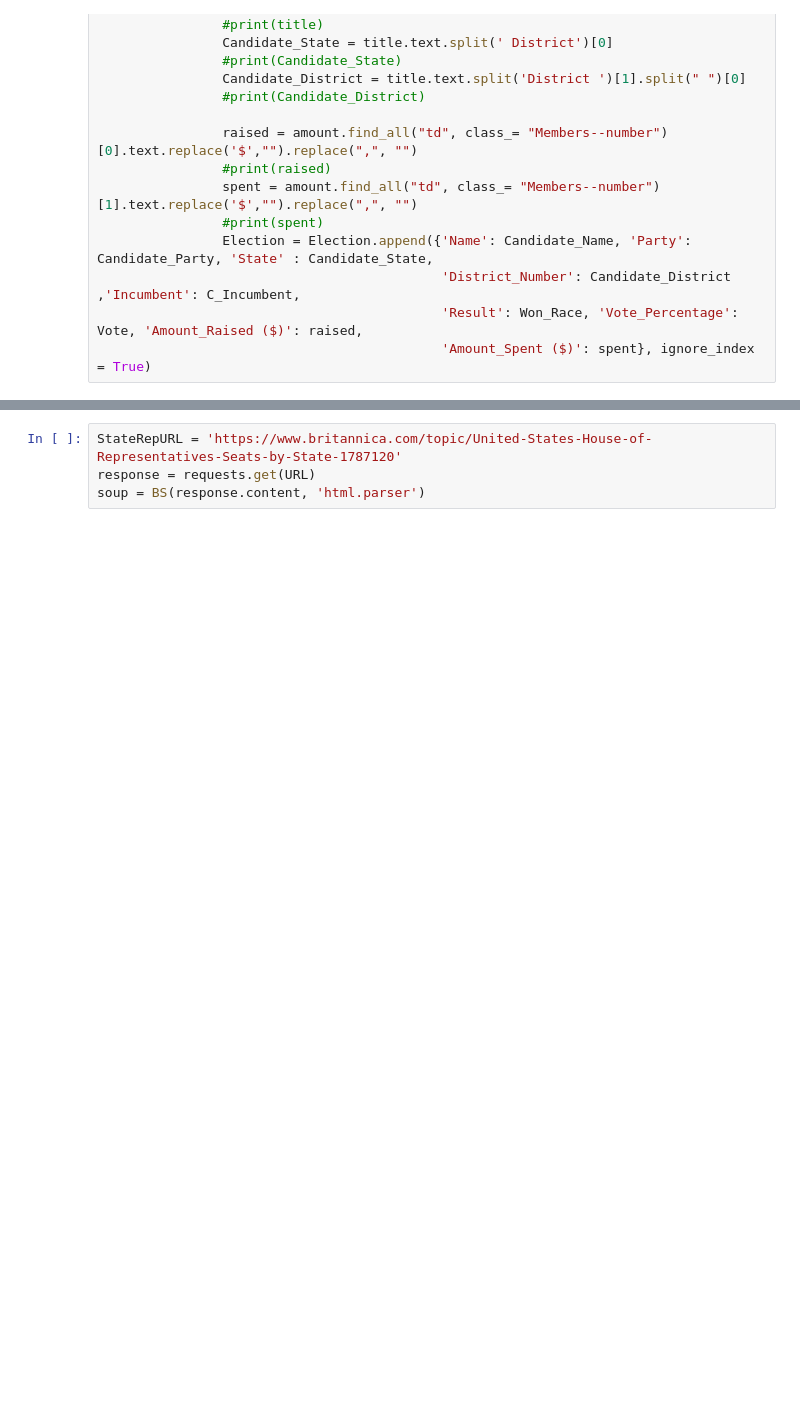
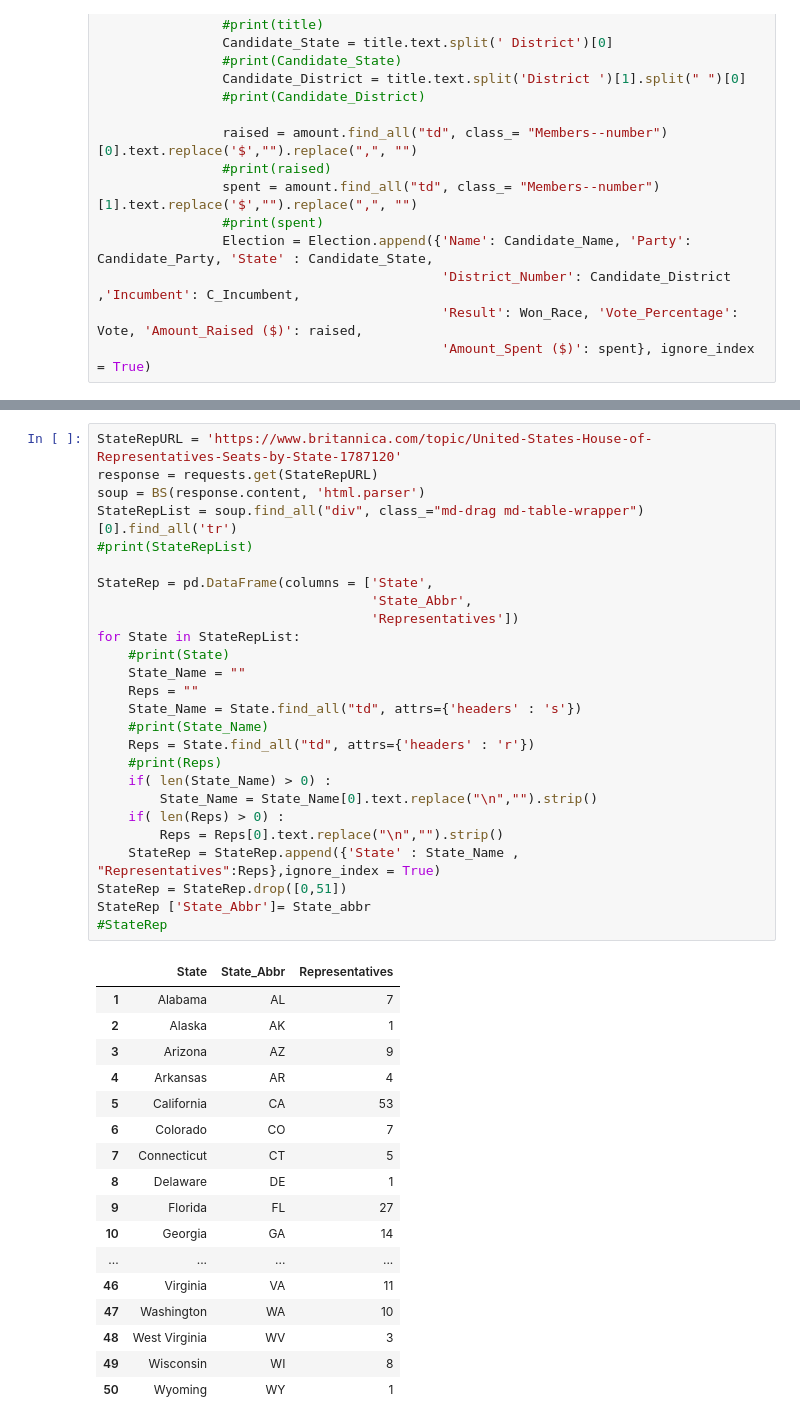
Before and after one commit to ashamaheshwari/webscraping_open_secrets-twix, a Jupyter notebook: AM_webscraping_open_secrets.ipynb, the cells around one changed output, grey strips where cells are left out. Saved outputs shown, nothing was run; the diff lists cells and outputs as text; blank space fills up the shorter version.

```diff
--- a/AM_webscraping_open_secrets.ipynb
+++ b/AM_webscraping_open_secrets.ipynb
@@ -129,4 +122,44 @@ Election
 # %%
 StateRepURL = 'https://www.britannica.com/topic/United-States-House-of-Representatives-Seats-by-State-1787120'
-response = requests.get(URL)
+response = requests.get(StateRepURL)
 soup = BS(response.content, 'html.parser')
+StateRepList = soup.find_all("div", class_="md-drag md-table-wrapper")[0].find_all('tr')
+#print(StateRepList)
+
+StateRep = pd.DataFrame(columns = ['State',
+                                   'State_Abbr',
+                                   'Representatives'])
+for State in StateRepList:
+    #print(State)
+    State_Name = ""
+    Reps = ""
+    State_Name = State.find_all("td", attrs={'headers' : 's'})
+    #print(State_Name)
+    Reps = State.find_all("td", attrs={'headers' : 'r'})
+    #print(Reps)
+    if( len(State_Name) > 0) :
+        State_Name = State_Name[0].text.replace("\n","").strip()
+    if( len(Reps) > 0) :
+        Reps = Reps[0].text.replace("\n","").strip()
+    StateRep = StateRep.append({'State' : State_Name , "Representatives":Reps},ignore_index = True)
+StateRep = StateRep.drop([0,51])
+StateRep ['State_Abbr']= State_abbr
+#StateRep
+# %% [output]
+|  | State | State_Abbr | Representatives |
+| 1 | Alabama | AL | 7 |
+| 2 | Alaska | AK | 1 |
+| 3 | Arizona | AZ | 9 |
+| 4 | Arkansas | AR | 4 |
+| 5 | California | CA | 53 |
+| 6 | Colorado | CO | 7 |
+| 7 | Connecticut | CT | 5 |
+| 8 | Delaware | DE | 1 |
+| 9 | Florida | FL | 27 |
+| 10 | Georgia | GA | 14 |
+| ... | ... | ... | ... |
+| 46 | Virginia | VA | 11 |
+| 47 | Washington | WA | 10 |
+| 48 | West Virginia | WV | 3 |
+| 49 | Wisconsin | WI | 8 |
+| 50 | Wyoming | WY | 1 |
```
Also changed, not shown: parts of 3 cells of this notebook.
